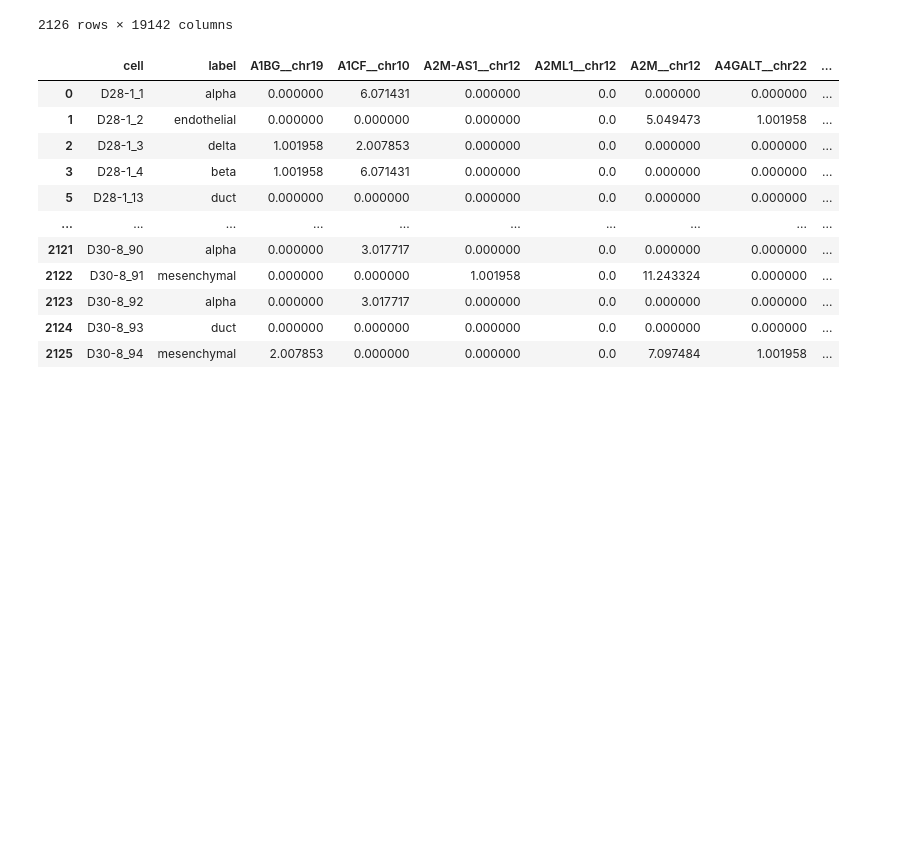
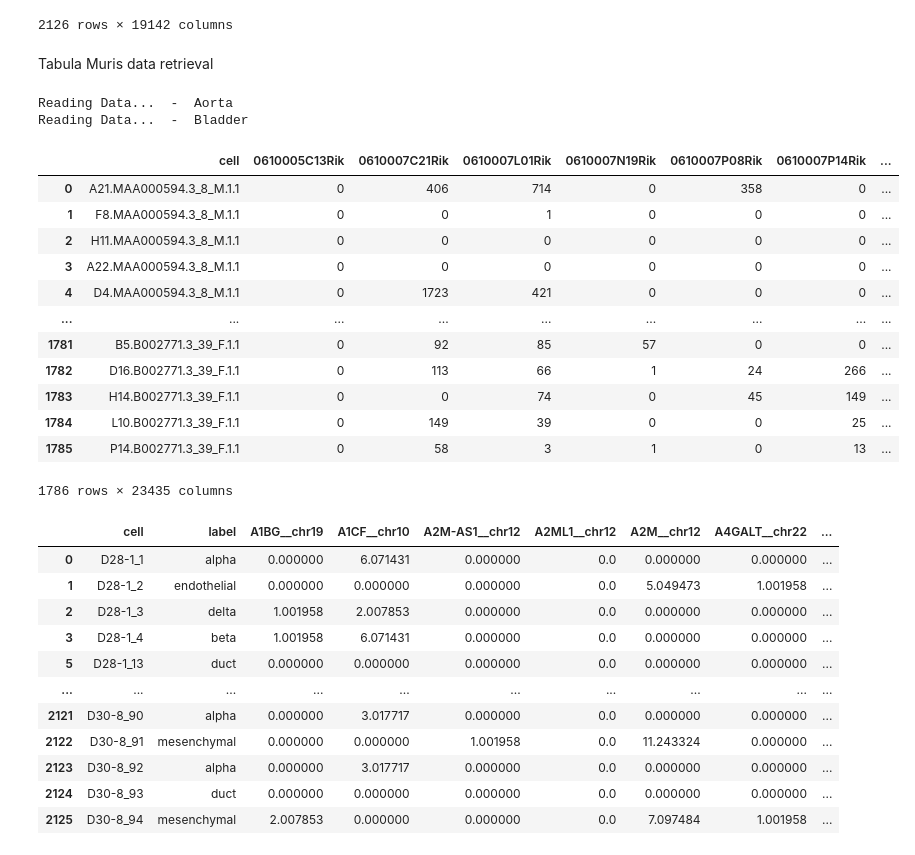
Before and after one commit to nchien2/stats205-Final, a Jupyter notebook: preprocessDemo.ipynb, the cells around one changed output. Drawn from its saved outputs; the diff is of its cells as text; code cells hidden in the pictures; blank space fills up the shorter version.

Commit message:
Add code to download tabula muris dataset

```diff
--- a/preprocessDemo.ipynb
+++ b/preprocessDemo.ipynb
@@ -38,6 +44,65 @@ data
 | 2124 | D30-8_93 | 0.0 | 0.000000 | 0.000000 | 0.000000 | 0.0 | 0.000000 | ... |
 | 2125 | D30-8_94 | 0.0 | 2.007853 | 0.000000 | 0.000000 | 0.0 | 7.097484 | ... |
 2126 rows × 19142 columns
+# %% [markdown]
+Tabula Muris data retrieval
+# %%
+# TISSUES = ['Aorta','Bladder', 'Brain_Myeloid', 'Brain_Non-Myeloid', 'Diaphragm', 'Fat',
+#            'Heart', 'Kidney', 'Large_Intestine', 'Limb_Muscle', 'Liver', 'Lung',
+#            'Mammary_Gland', 'Marrow', 'Pancreas', 'Skin', 'Spleen', 'Thymus', 'Tongue',
+#            'Trachea']
+
+# Smaller dataset for testing
+TISSUES = ['Aorta', 'Bladder']
+
+# More annotation data available, but not necessary
+labels = pd.read_csv('data/annotations_facs.csv',
+                      dtype={'Neurog3>0_raw': str,
+                            'Neurog3>0_scaled':str},
+                      delimiter=',')
+labels = labels[['cell','tissue']]
+labels = labels.rename({'tissue':'label'}, axis='columns')
+
+
+# Download read counts for each cell type
+df_list = []
+for tissue in TISSUES:
+    print('Reading Data...  -  {}'.format(tissue))
+    samples = pd.read_csv('data/FACS/{}-counts.csv'.format(tissue), delimiter = ',').transpose()
+
+    # Set the header equal to the gene names
+    head = samples.iloc[0]
+    samples = samples[1:]
+    samples.columns = head
+    samples.index.name = 'cell'
+    samples.reset_index(inplace=True)
+
+
+    # Formatting data
+    samples['cell'] = samples['cell'].astype('str')
+    labels['cell'] = labels['cell'].astype('str')
+
+    # Merge samples with features to labels
+    data = samples.merge(labels, on='cell', how='inner')
+    df_list.append(data)
+data = pd.concat(df_list, ignore_index=True)
+data
+# %% [output]
+Reading Data...  -  Aorta
+Reading Data...  -  Bladder
+|  | cell | 0610005C13Rik | 0610007C21Rik | 0610007L01Rik | 0610007N19Rik | 0610007P08Rik | 0610007P14Rik | ... |
+| 0 | A21.MAA000594.3_8_M.1.1 | 0 | 406 | 714 | 0 | 358 | 0 | ... |
+| 1 | F8.MAA000594.3_8_M.1.1 | 0 | 0 | 1 | 0 | 0 | 0 | ... |
+| 2 | H11.MAA000594.3_8_M.1.1 | 0 | 0 | 0 | 0 | 0 | 0 | ... |
+| 3 | A22.MAA000594.3_8_M.1.1 | 0 | 0 | 0 | 0 | 0 | 0 | ... |
+| 4 | D4.MAA000594.3_8_M.1.1 | 0 | 1723 | 421 | 0 | 0 | 0 | ... |
+| ... | ... | ... | ... | ... | ... | ... | ... | ... |
+| 1781 | B5.B002771.3_39_F.1.1 | 0 | 92 | 85 | 57 | 0 | 0 | ... |
+| 1782 | D16.B002771.3_39_F.1.1 | 0 | 113 | 66 | 1 | 24 | 266 | ... |
+| 1783 | H14.B002771.3_39_F.1.1 | 0 | 0 | 74 | 0 | 45 | 149 | ... |
+| 1784 | L10.B002771.3_39_F.1.1 | 0 | 149 | 39 | 0 | 0 | 25 | ... |
+| 1785 | P14.B002771.3_39_F.1.1 | 0 | 58 | 3 | 1 | 0 | 13 | ... |
+1786 rows × 23435 columns
 # %%
 # Preprocessing
 
```
Also changed, not shown: parts of 5 cells of this notebook.
